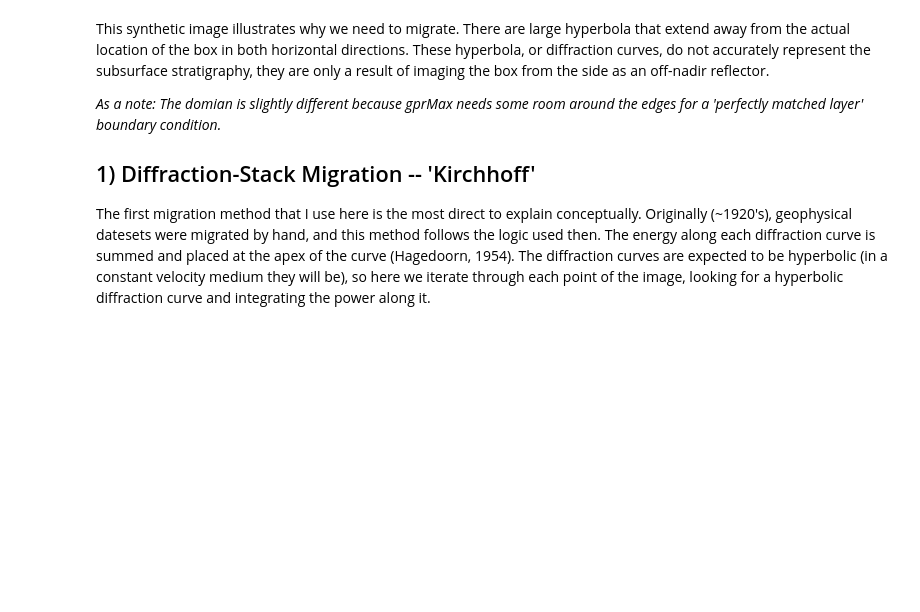
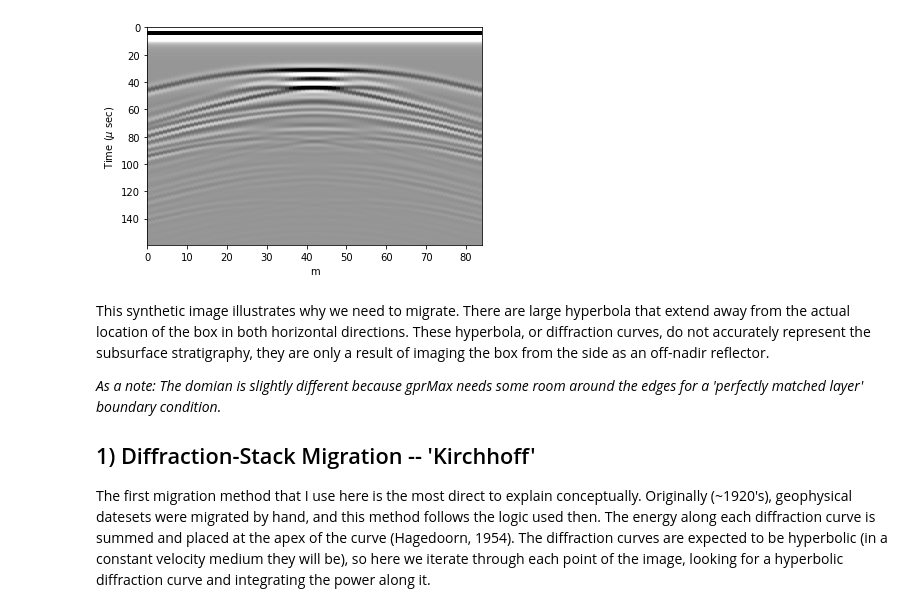
Before and after one commit to Jakidxav/ImpDAR_tutorials, a Jupyter notebook: migration/ImpDAR_Migration_Tutorial.ipynb, the cells around one changed output. Cells and saved outputs as stored; diff of their text form; code cells hidden in the pictures; blank space fills up the shorter version.

```diff
--- a/migration/ImpDAR_Migration_Tutorial.ipynb
+++ b/migration/ImpDAR_Migration_Tutorial.ipynb
@@ -35,16 +35,18 @@ Loading this domain into gprmax (a finite-difference time-domain modeling softwa
 # %%
 # Load the synthetic data
 from impdar.lib import load
 import numpy as np
-dat = load.load('mat','./data/synthetic_radargram.mat')[0]
+dat = load.load('mat','data/synthetic_radargram.mat')[0]
 
 # Plot
 import matplotlib.pyplot as plt
 %matplotlib inline
 plt.imshow(dat.data,cmap='Greys',aspect='auto',vmin=-1,vmax=1,
            extent=[min(dat.dist),max(dat.dist),max(dat.travel_time)*169/2,min(dat.travel_time)*169/2.]);
 plt.xlabel('m');
 plt.ylabel('Time ($\mu$ sec)');
+# %% [output]
+[figure, added]
 # %% [markdown]
 This synthetic image illustrates why we need to migrate. There are large hyperbola that extend away from the actual location of the box in both horizontal directions. These hyperbola, or diffraction curves, do not accurately represent the subsurface stratigraphy, they are only a result of imaging the box from the side as an off-nadir reflector.
 
```
Also changed, not shown: parts of 2 cells of this notebook, 2 other files.
